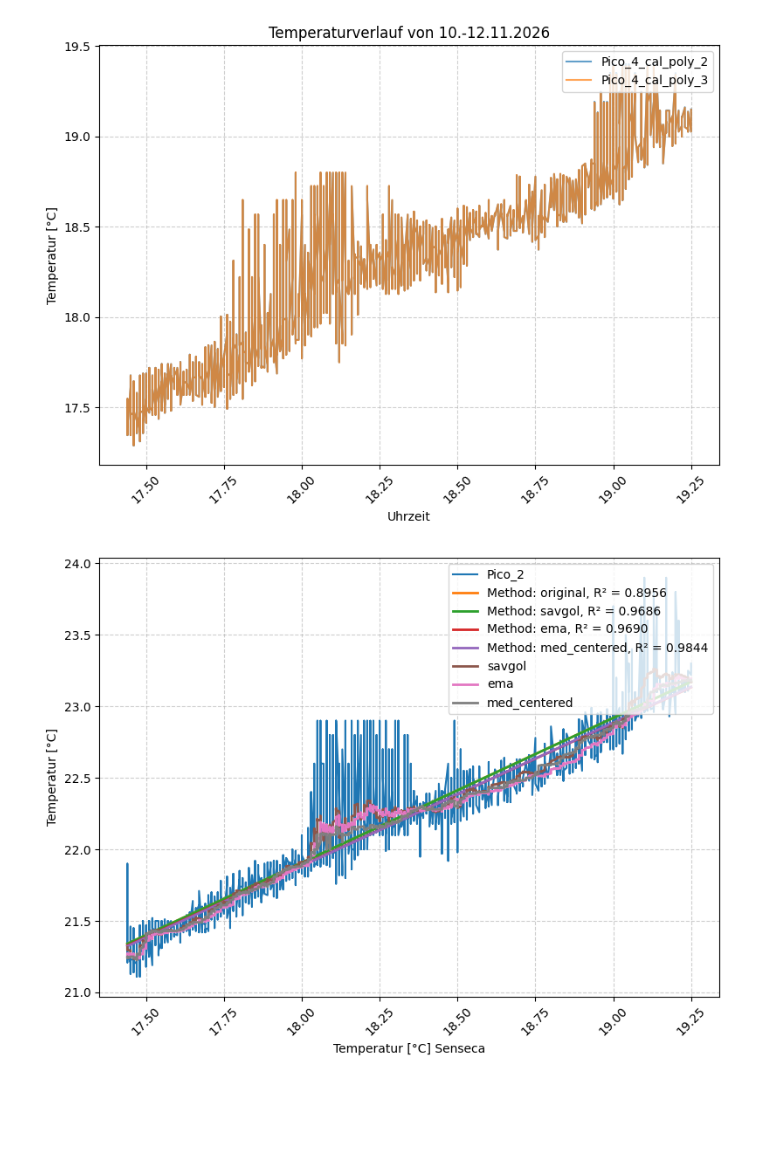
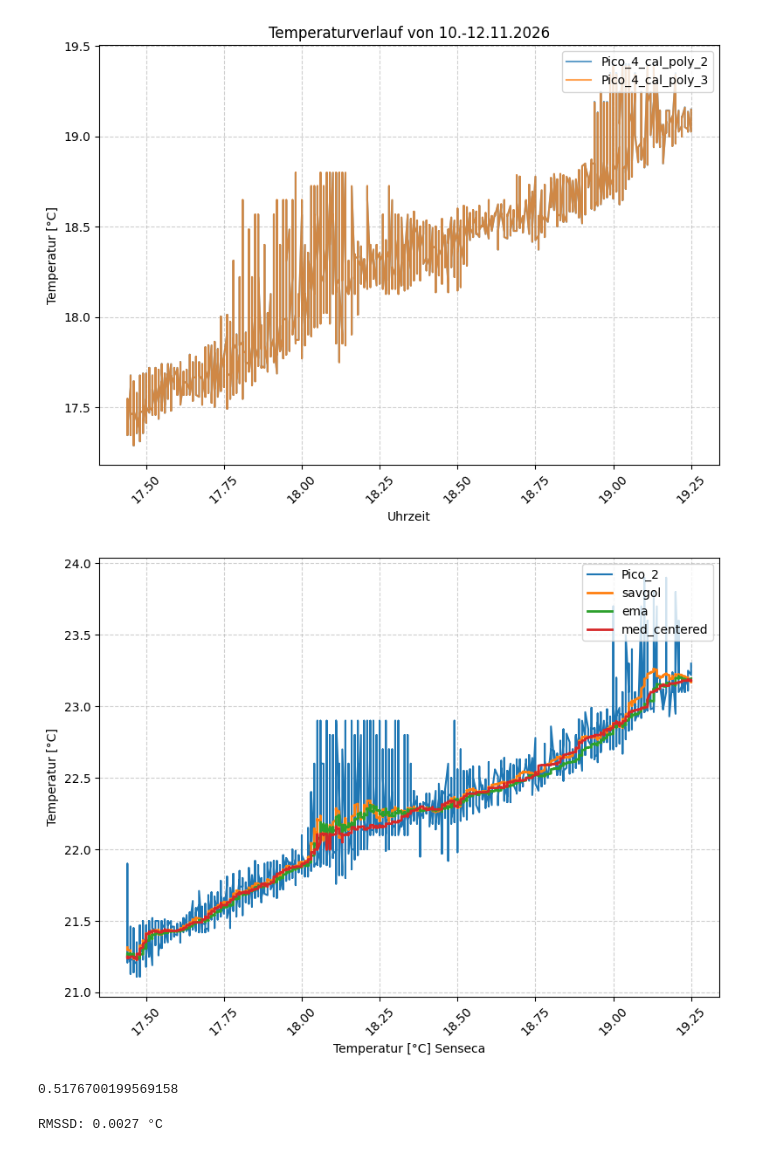
Before and after one commit to hydroclaus/rpy_velutina, a Jupyter notebook: BME280_nicholas/data_temp_senseca/new_calibration_method.ipynb, the cells around one changed output. Drawn from its saved outputs; the diff is of its cells as text; code cells hidden in the pictures; blank space fills up the shorter version.

```diff
--- a/BME280_nicholas/data_temp_senseca/new_calibration_method.ipynb
+++ b/BME280_nicholas/data_temp_senseca/new_calibration_method.ipynb
@@ -443,31 +443,35 @@ for y in ys:
 # %%
 # Diagramm zeichnen
 
 plt.figure(figsize=(8, 6))#, dpi=200)
 plt.plot(x, summary_sorted["Pico_2"], label="Pico_2")
 
-for trend, r2, trend_name in zip(trends, r2s, trend_names):
-    plt.plot(x, trend, linewidth=2, label=f"Method: {trend_name}, R² = {r2:.4f}")#f"Trend: y = {m:.4g}x + {b:.4g} (R² = {r2:.4f})")
+# for trend, r2, trend_name in zip(trends, r2s, trend_names):
+#     plt.plot(x, trend, linewidth=2, label=f"Method: {trend_name}, R² = {r2:.4f}")#f"Trend: y = {m:.4g}x + {b:.4g} (R² = {r2:.4f})")
 
 
 plt.plot(x, savgol, linewidth=2, label="savgol")
 plt.plot(x, ema, linewidth=2, label="ema")
 plt.plot(x, med_centered, linewidth=2, label="med_centered")
 
 
 # plt.plot(summary_sorted["Senseca"].values, y_trend, color="red", linewidth=2, label=f"Trend: y = {a:.4g}x^2 + {b:.4g}x + {c:.4g} (R² = {r2:.4f})")
 # Achsen und Layout formatieren
 plt.title("")
 plt.xlabel("Temperatur [°C] Senseca")
 plt.ylabel("Temperatur [°C]")
 # plt.gca().xaxis.set_major_formatter(mdates.DateFormatter("%H:%M:%S"))
 plt.xticks(rotation=45)
 # plt.yticks(np.arange(16.5, 25.5, 0.5))
 # plt.xticks(np.arange(17.5, 19.5, 0.5))
 plt.grid(True, linestyle="--", alpha=0.6)
 plt.tight_layout()
 plt.legend(loc='upper right')
 
 plt.show()
 # %% [output]
-[figure, old version]
+[figure, new version]
+# %%
+np.std(ys[1], ddof=1)
+# %% [output]
+0.5176700199569158
@@ -473,0 +483,6 @@ plt.show()
+# %%
+rmssd = calculate_rmssd(x)
+
+print(f"RMSSD: {rmssd:.4f} °C")
+# %% [output]
+RMSSD: 0.0027 °C
```
Also changed, not shown: parts of 11 cells of this notebook.
